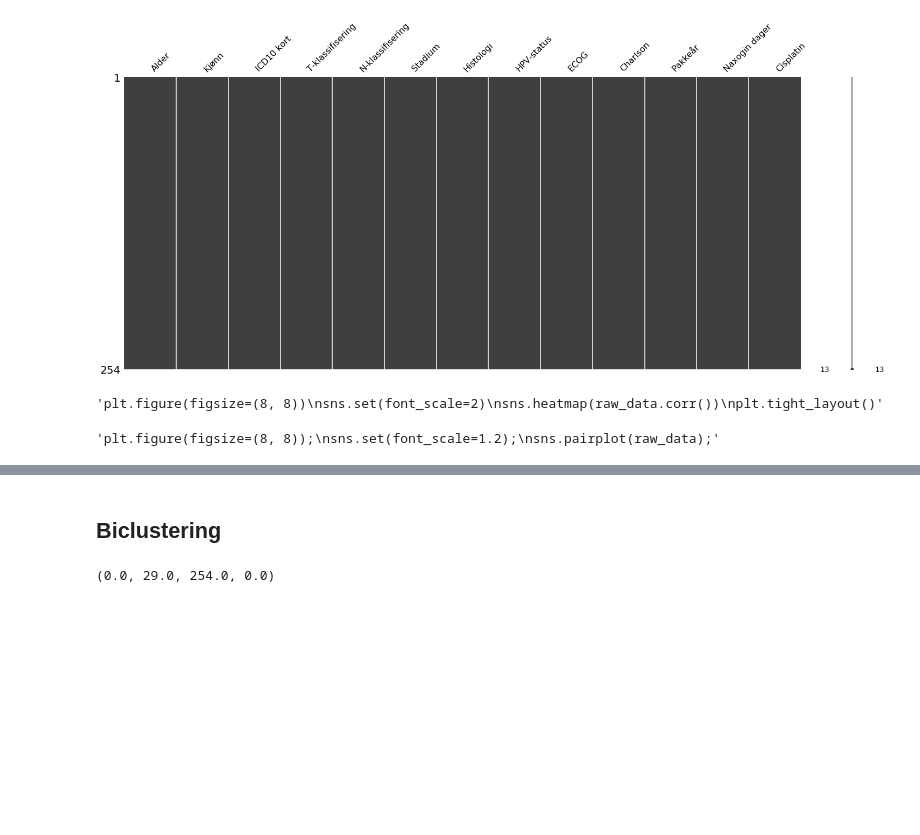
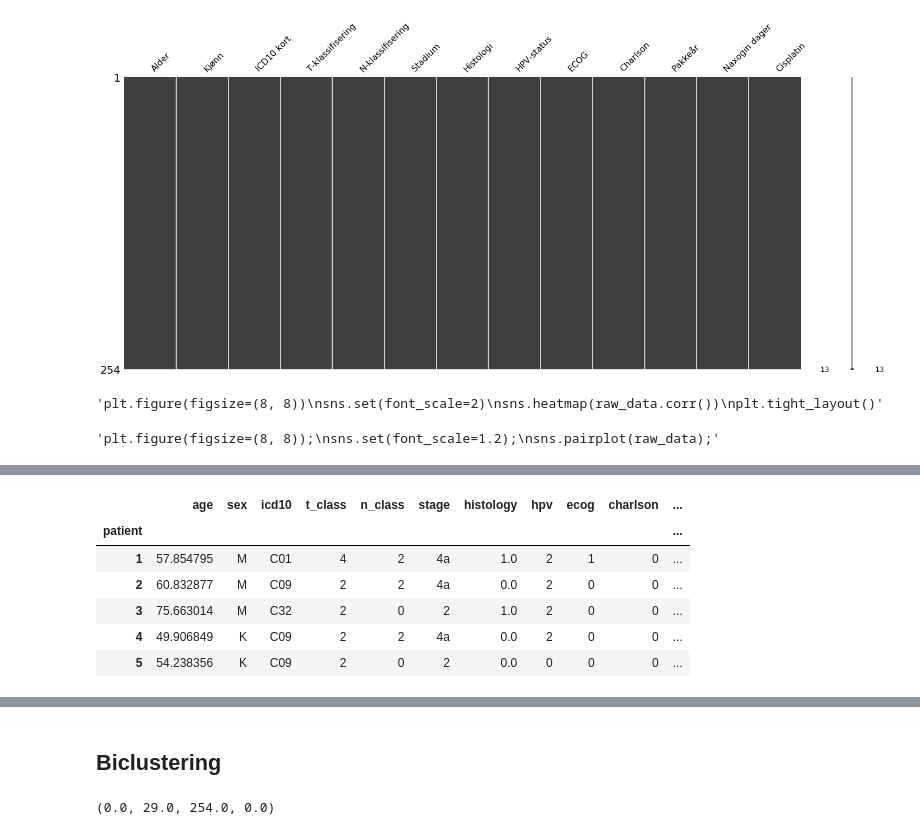
Before and after one commit to GSEL9/head-and-neck, a Jupyter notebook: ipynbs/clinical_exploration.ipynb, the cells around one changed output, grey strips where cells are left out. Saved outputs shown, nothing was run; the diff lists cells and outputs as text; code cells hidden in the pictures; blank space fills up the shorter version.

```diff
--- a/ipynbs/clinical_exploration.ipynb
+++ b/ipynbs/clinical_exploration.ipynb
@@ -75,3 +92,12 @@ prep_data = raw_data.copy()
 # %%
-prep_data['Kjønn_M'] = pd.get_dummies(raw_data['Kjønn'], drop_first=True)
+prep_data['sex_male'] = pd.get_dummies(prep_data['sex'], drop_first=True)
+prep_data.head()
+# %% [output]
+|  | age | sex | icd10 | t_class | n_class | stage | histology | hpv | ecog | charlson | ... |
+| patient |  |  |  |  |  |  |  |  |  |  | ... |
+| 1 | 57.854795 | M | C01 | 4 | 2 | 4a | 1.0 | 2 | 1 | 0 | ... |
+| 2 | 60.832877 | M | C09 | 2 | 2 | 4a | 0.0 | 2 | 0 | 0 | ... |
+| 3 | 75.663014 | M | C32 | 2 | 0 | 2 | 1.0 | 2 | 0 | 0 | ... |
+| 4 | 49.906849 | K | C09 | 2 | 2 | 4a | 0.0 | 2 | 0 | 0 | ... |
+| 5 | 54.238356 | K | C09 | 2 | 0 | 2 | 0.0 | 0 | 0 | 0 | ... |
 # %%
```
Also changed, not shown: parts of 21 cells of this notebook, 6 other files.
